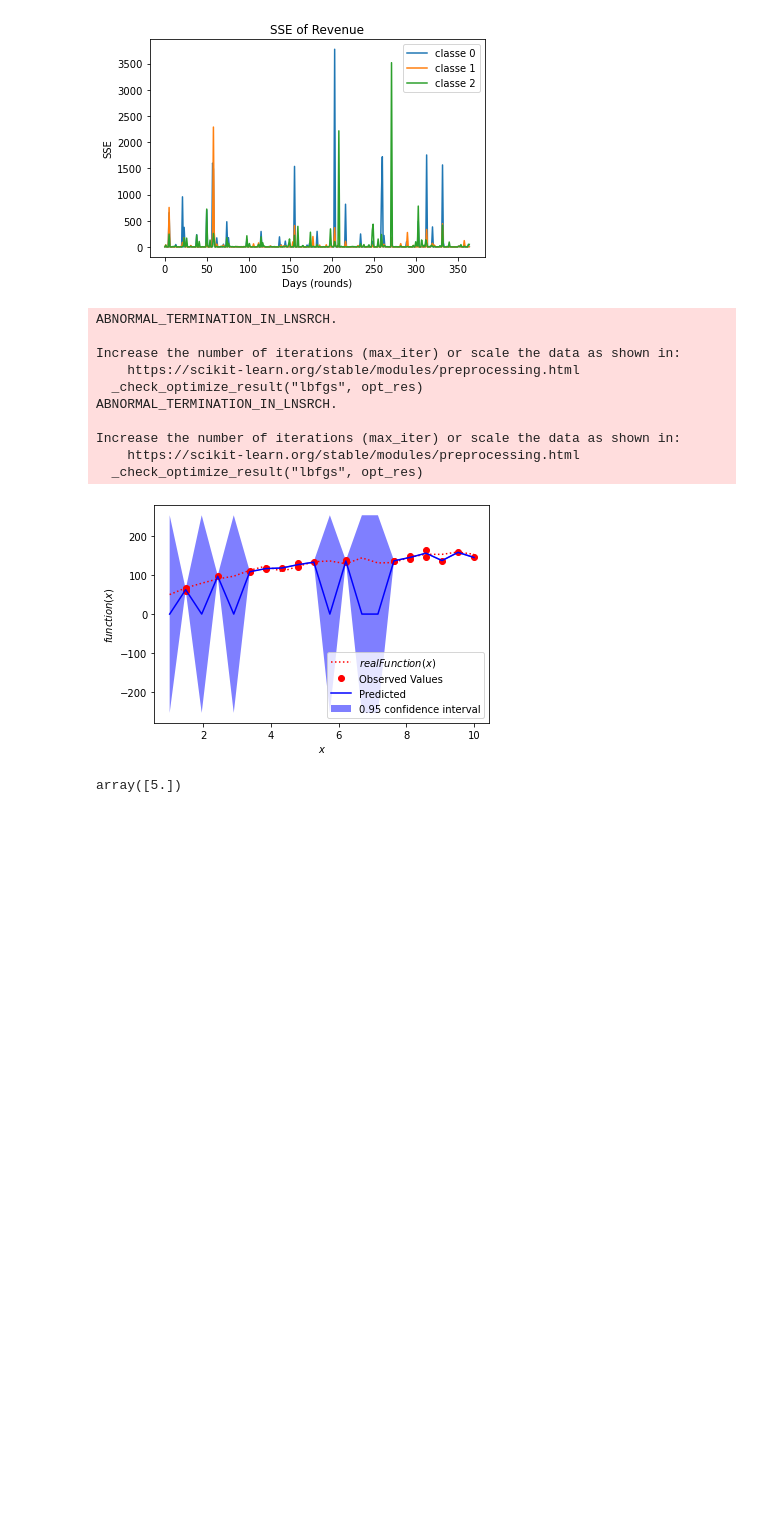
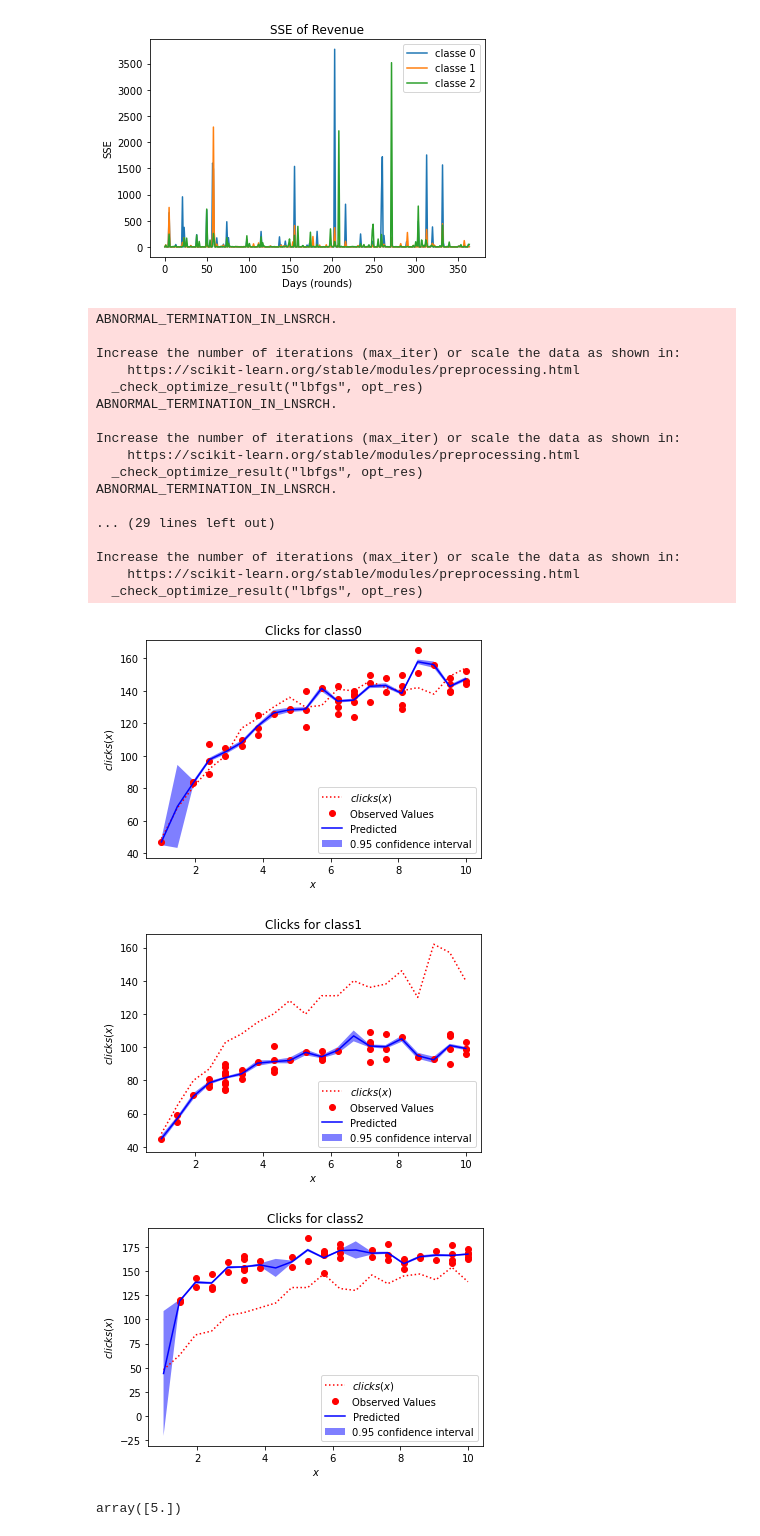
Before and after one commit to CarrattaFrancesco/DataIntelligenceApplication, a Jupyter notebook: main.ipynb, the cells around one changed output. Saved outputs shown, nothing was run; the diff lists cells and outputs as text; code cells hidden in the pictures; blank space fills up the shorter version.

Commit message:
update just plot information

```diff
--- a/main.ipynb
+++ b/main.ipynb
@@ -443,16 +443,17 @@ from random import randint
 
 seed(1234)
 
-def plotGraph(x_pred,y_pred,X,Y,sigma):
+def plotGraph(x_pred,y_pred,X,Y,sigma,function='n',title = "no title"):
     plt.figure(i)
-    plt.plot(x_pred, env.roundClicks(x_pred,c_id =0), 'r:', label = '$realFunction(x)$')
+    plt.title(title)
+    plt.plot(x_pred, env.roundClicks(x_pred,c_id =0), 'r:', label = '$'+function+'(x)$')
     plt.plot(X.ravel(), Y, 'ro', label = 'Observed Values')
     plt.plot(x_pred, y_pred, 'b-', label = 'Predicted')
     plt.fill(np.concatenate([x_pred, x_pred[::-1]]),
              np.concatenate([y_pred - 1.96 * sigma, (y_pred + 1.96 * sigma)[::-1]]),
              alpha=.5, fc = 'b', ec = 'None', label= '0.95 confidence interval')
     plt.xlabel('$x$')
-    plt.ylabel('$function(x)$')
+    plt.ylabel('$'+function+'(x)$')
     plt.legend(loc='lower right')
     plt.show()
 
@@ -481,7 +482,7 @@ observation_model_1 = {
     },
 }
 
-aggregate = True
+aggregate = False
 for i in tqdm(range(T)):
     x = env.generateInput()
 
@@ -507,7 +508,7 @@ for i in tqdm(range(T)):
 
             # plot only the last graph
             if i == T - 1:
-                plotGraph(x_pred,y_pred,X,Y,sigma)
+                plotGraph(x_pred,y_pred,X,Y,sigma,function='clicks',title='Clicks for class '+str(c))
 
     # for aggreate model we just create one prediction with sample from random class
     else:
@@ -515,35 +516,44 @@ for i in tqdm(range(T)):
 
         y = env.round(price = x['price'], bid = x['bid_class_'+str(c)], c_id= c)
 
         new_x = x['bid_class_'+str(c)]
         new_y = y['clicks']
 
         observation_model_1['class_'+str(c)]['x']= np.append(observation_model_1['class_'+str(c)]['x'],new_x)
         observation_model_1['class_'+str(c)]['y']= np.append(observation_model_1['class_'+str(c)]['y'],new_y)
 
         X = np.atleast_2d(observation_model_1['class_'+str(c)]['x']).T
         Y = observation_model_1['class_'+str(c)]['y'].ravel()
 
         learner.fit(X, Y)
 
         x_pred = np.atleast_2d(env.bids).T
         y_pred, sigma = learner.predict(x_pred, return_std = True)
 
         # plot only the last graph
         if i == T - 1:
-            plotGraph(x_pred,y_pred,X,Y,sigma)
+            plotGraph(x_pred,y_pred,X,Y,sigma,function='clicks',title='Clicks with aggregate data')
 # %% [output]
 ABNORMAL_TERMINATION_IN_LNSRCH.
 
 Increase the number of iterations (max_iter) or scale the data as shown in:
     https://scikit-learn.org/stable/modules/preprocessing.html
   _check_optimize_result("lbfgs", opt_res)
 ABNORMAL_TERMINATION_IN_LNSRCH.
 
 Increase the number of iterations (max_iter) or scale the data as shown in:
     https://scikit-learn.org/stable/modules/preprocessing.html
   _check_optimize_result("lbfgs", opt_res)
+ABNORMAL_TERMINATION_IN_LNSRCH.
+
+... (29 lines left out)
+
+Increase the number of iterations (max_iter) or scale the data as shown in:
+    https://scikit-learn.org/stable/modules/preprocessing.html
+  _check_optimize_result("lbfgs", opt_res)
-[figure, old version]
+[figure, new version]
+[figure, added]
+[figure, added]
 # %%
 x = np.array([])
 x = np.append(x,5.0)
```
